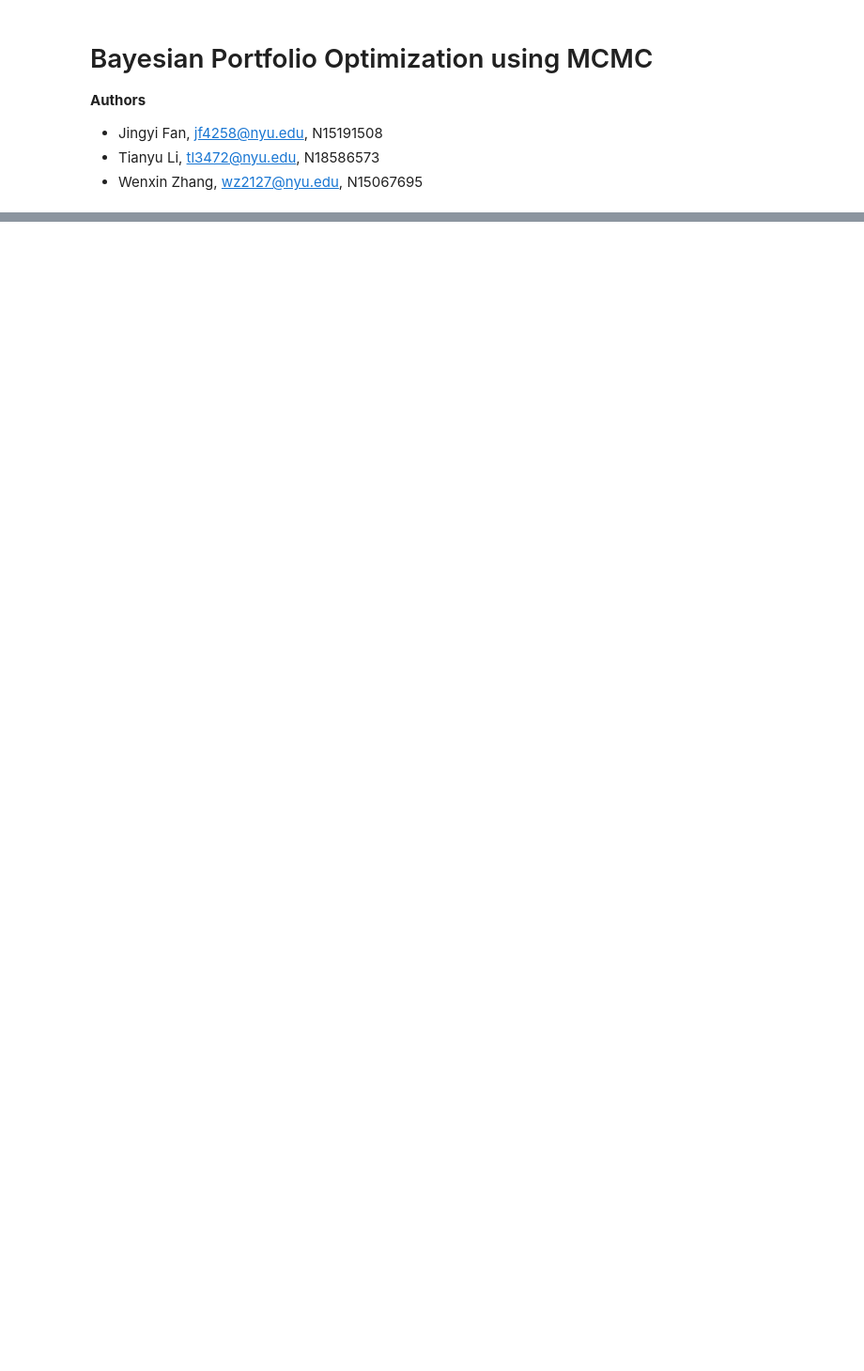
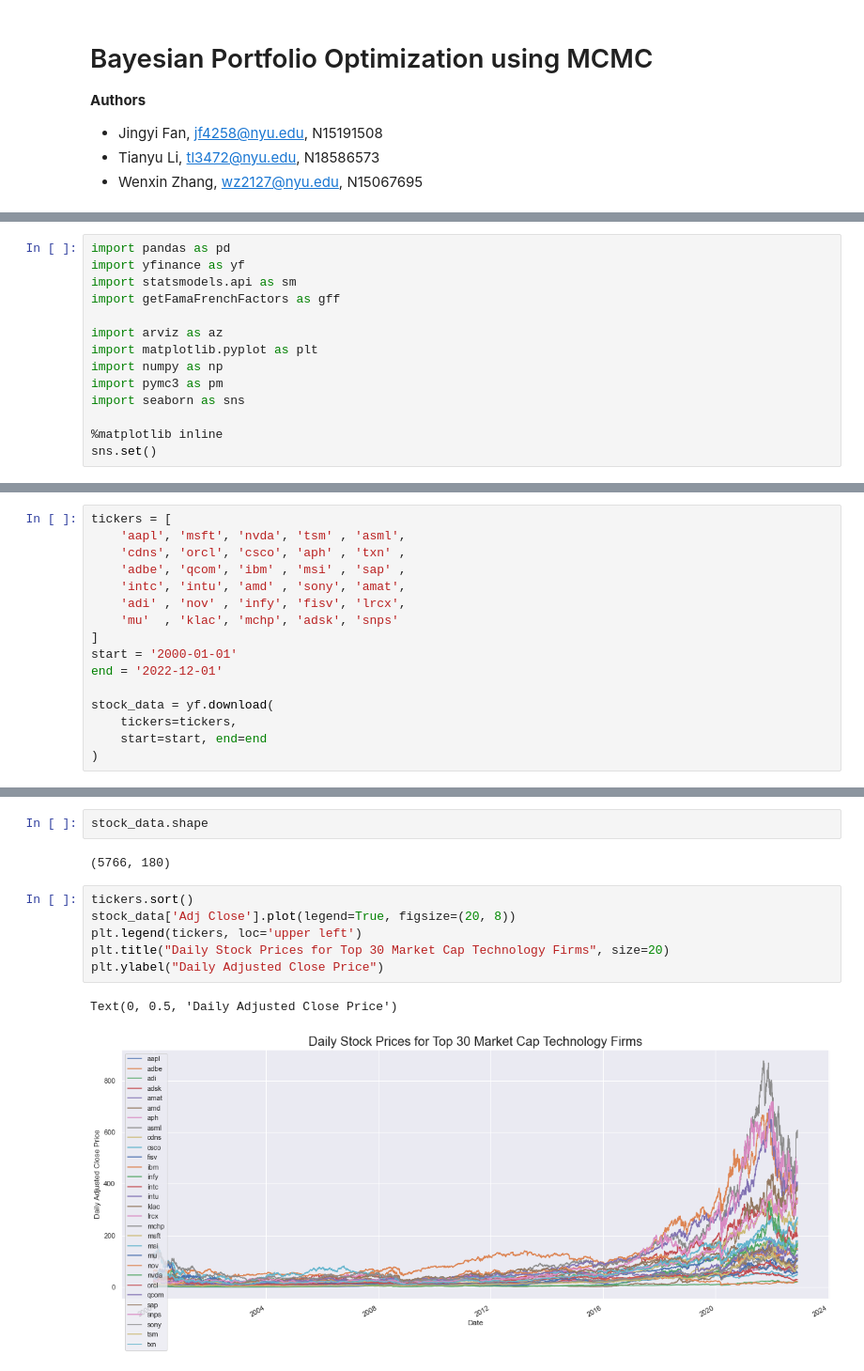
Before and after one commit to tl3472/GA4002-FinalProject, a Jupyter notebook: Fan-Li-Zhang-MCMC.ipynb, the cells around one changed output, grey strips where cells are left out. Shown at 94% size. Drawn from its saved outputs; the diff is of its cells as text; blank space fills up the shorter version.

```diff
--- a/Fan-Li-Zhang-MCMC.ipynb
+++ b/Fan-Li-Zhang-MCMC.ipynb
@@ -255,0 +36,14 @@ pre_ret
+# %%
+import pandas as pd
+import yfinance as yf
+import statsmodels.api as sm
+import getFamaFrenchFactors as gff
+
+import arviz as az
+import matplotlib.pyplot as plt
+import numpy as np
+import pymc3 as pm
+import seaborn as sns
+
+%matplotlib inline
+sns.set()
@@ -255,0 +56,16 @@ pre_ret
+# %%
+tickers = [
+    'aapl', 'msft', 'nvda', 'tsm' , 'asml',
+    'cdns', 'orcl', 'csco', 'aph' , 'txn' ,
+    'adbe', 'qcom', 'ibm' , 'msi' , 'sap' ,
+    'intc', 'intu', 'amd' , 'sony', 'amat',
+    'adi' , 'nov' , 'infy', 'fisv', 'lrcx',
+    'mu'  , 'klac', 'mchp', 'adsk', 'snps'
+]
+start = '2000-01-01'
+end = '2022-12-01'
+
+stock_data = yf.download(
+    tickers=tickers,
+    start=start, end=end
+)
@@ -255,0 +97,13 @@ pre_ret
+# %%
+stock_data.shape
+# %% [output]
+(5766, 180)
+# %%
+tickers.sort()
+stock_data['Adj Close'].plot(legend=True, figsize=(20, 8))
+plt.legend(tickers, loc='upper left')
+plt.title("Daily Stock Prices for Top 30 Market Cap Technology Firms", size=20)
+plt.ylabel("Daily Adjusted Close Price")
+# %% [output]
+Text(0, 0.5, 'Daily Adjusted Close Price')
+[figure, added]
```
Also changed, not shown: parts of 108 cells of this notebook.
